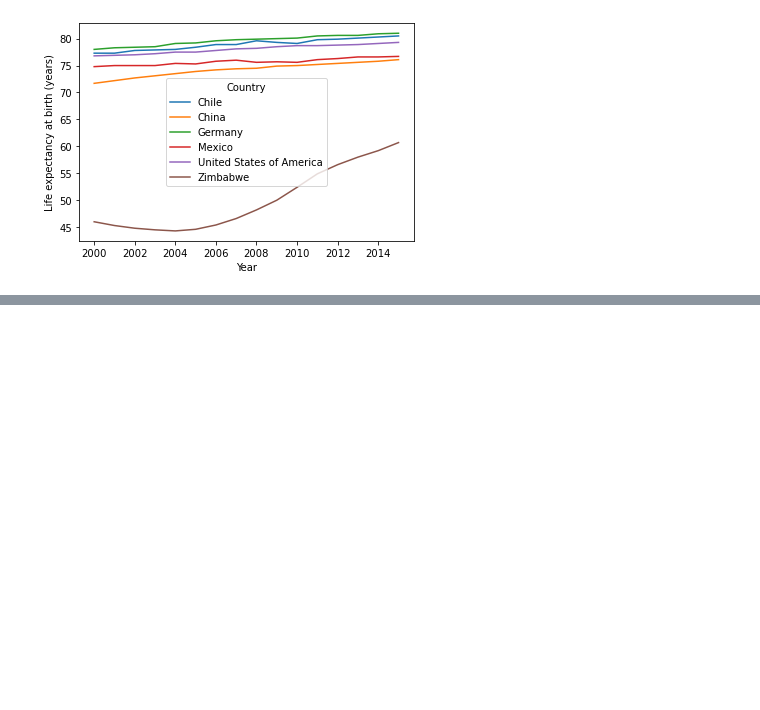
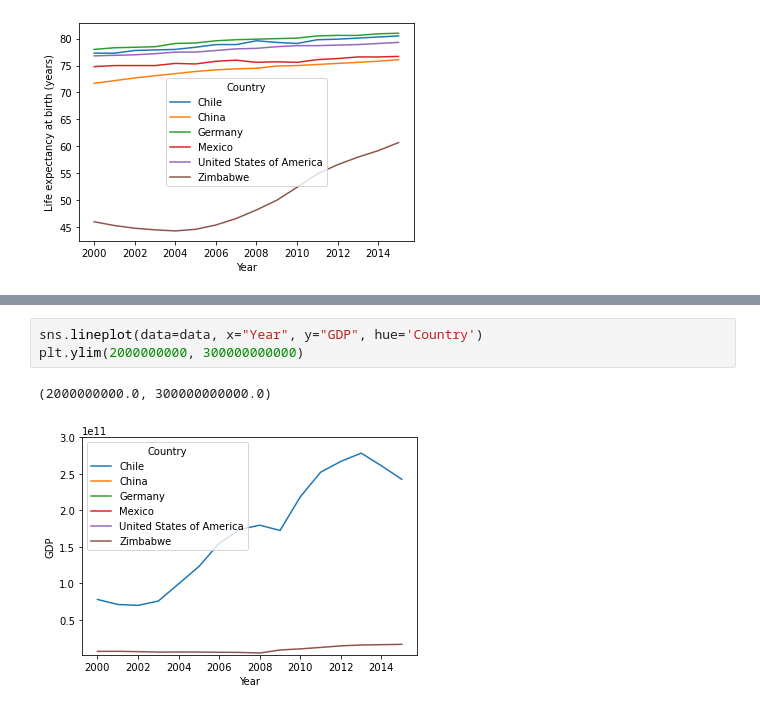
Before and after one commit to keijiart/Life_Expectancy_GDP, a Jupyter notebook: life_expectancy_gdp.ipynb, the cells around one changed output, grey strips where cells are left out. Drawn from its saved outputs; the diff is of its cells as text; blank space fills up the shorter version.

```diff
--- a/life_expectancy_gdp.ipynb
+++ b/life_expectancy_gdp.ipynb
@@ -53,0 +59,6 @@ plt.show()
+# %%
+sns.lineplot(data=data, x="Year", y="GDP", hue='Country')
+plt.ylim(2000000000, 300000000000)
+# %% [output]
+(2000000000.0, 300000000000.0)
+[figure, added]
```
Also changed, not shown: parts of 3 cells of this notebook.
